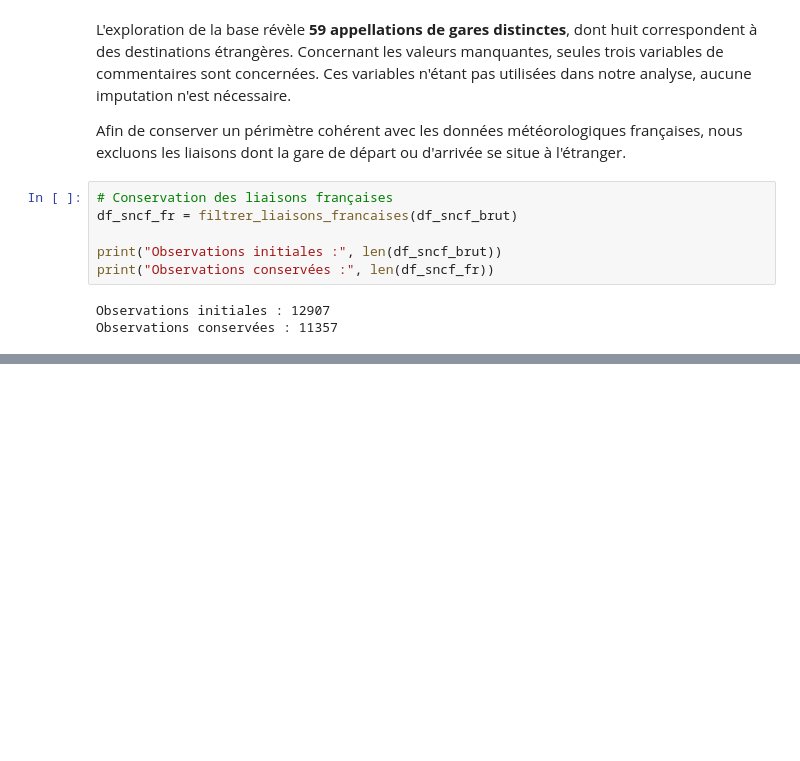
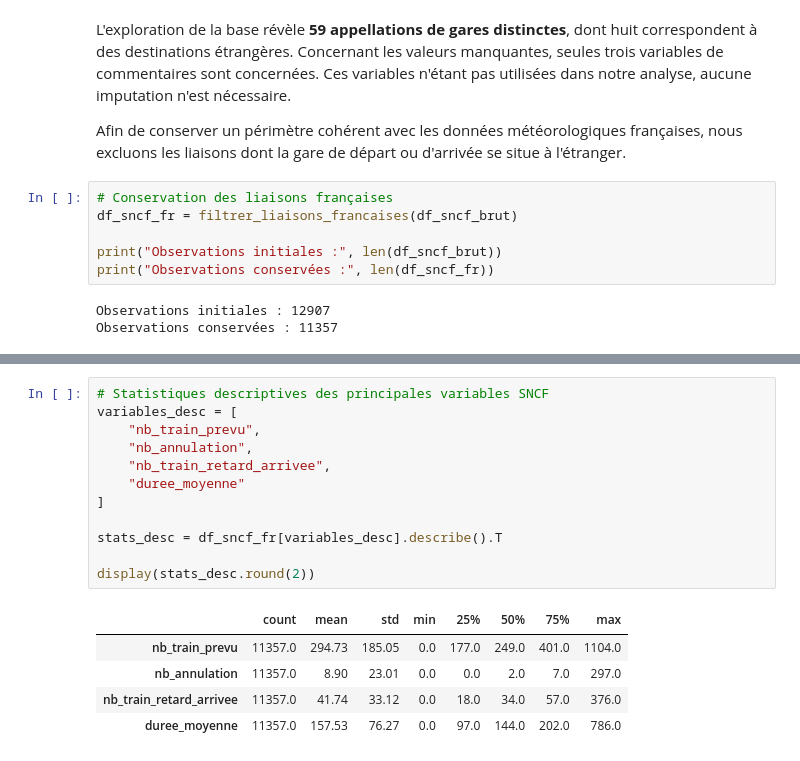
Before and after one commit to luteceagn/Projet_Python_ds, a Jupyter notebook: rapport_final.ipynb, the cells around one changed output, grey strips where cells are left out. Cells and saved outputs as stored; diff of their text form; blank space fills up the shorter version.

```diff
--- a/rapport_final.ipynb
+++ b/rapport_final.ipynb
@@ -105,0 +112,18 @@ Observations conservées : 11357
+# %%
+# Statistiques descriptives des principales variables SNCF
+variables_desc = [
+    "nb_train_prevu",
+    "nb_annulation",
+    "nb_train_retard_arrivee",
+    "duree_moyenne"
+]
+
+stats_desc = df_sncf_fr[variables_desc].describe().T
+
+display(stats_desc.round(2))
+# %% [output]
+|  | count | mean | std | min | 25% | 50% | 75% | max |
+| nb_train_prevu | 11357.0 | 294.73 | 185.05 | 0.0 | 177.0 | 249.0 | 401.0 | 1104.0 |
+| nb_annulation | 11357.0 | 8.90 | 23.01 | 0.0 | 0.0 | 2.0 | 7.0 | 297.0 |
+| nb_train_retard_arrivee | 11357.0 | 41.74 | 33.12 | 0.0 | 18.0 | 34.0 | 57.0 | 376.0 |
+| duree_moyenne | 11357.0 | 157.53 | 76.27 | 0.0 | 97.0 | 144.0 | 202.0 | 786.0 |
```
Also changed, not shown: parts of 18 cells of this notebook.
